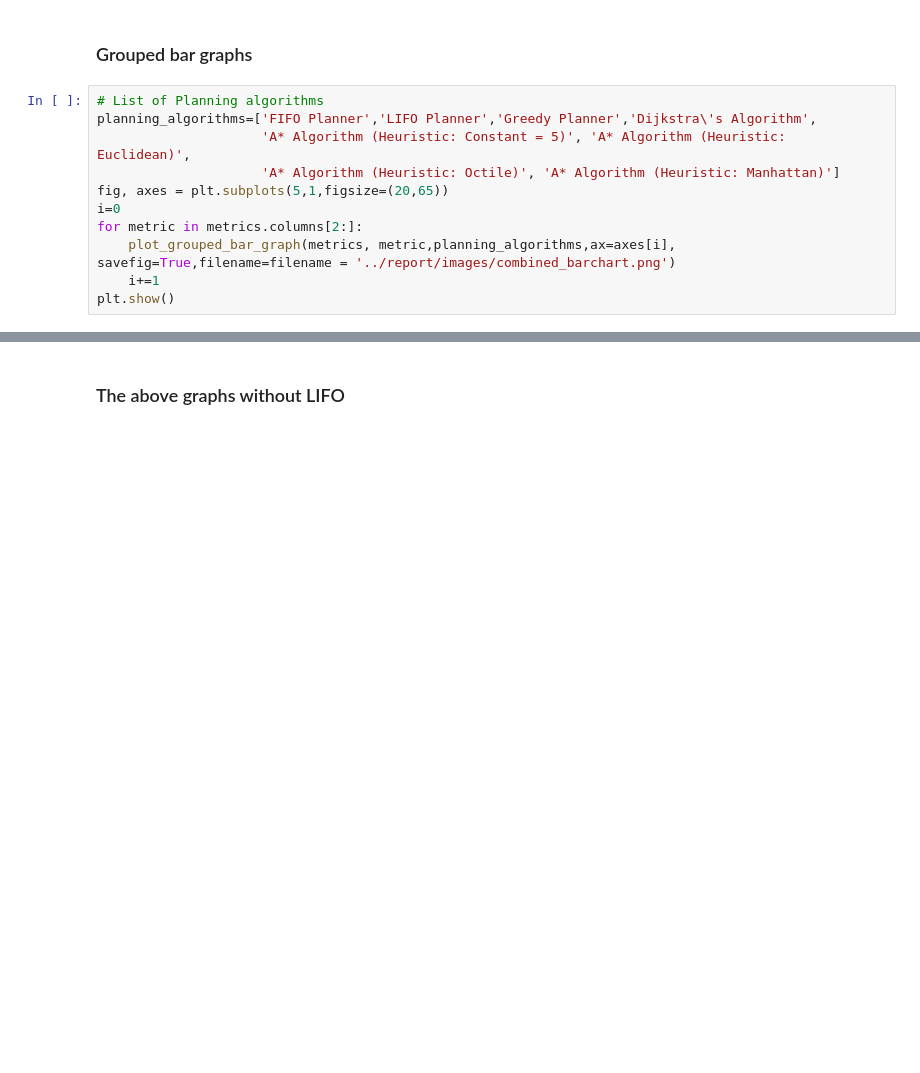
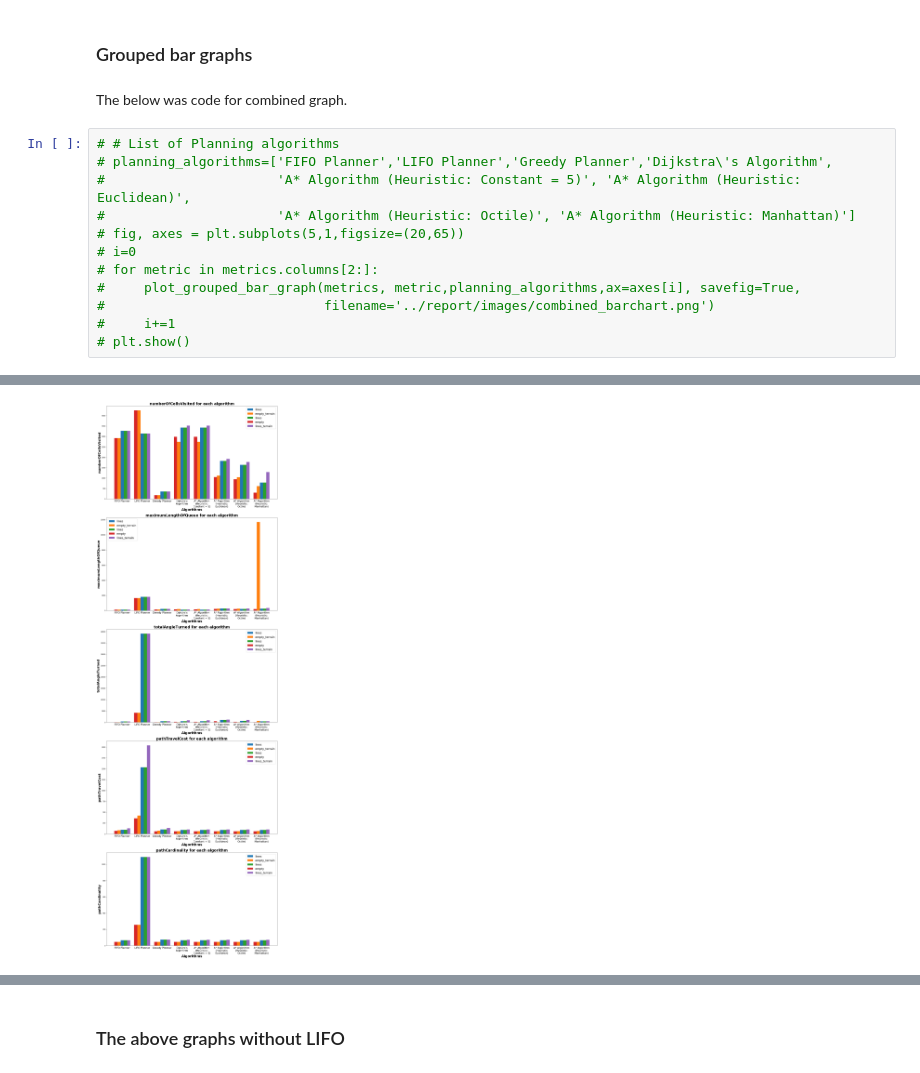
Before and after one commit to tharmee99/COMP0037_CW1_Path-Planning-in-a-known-world, a Jupyter notebook: comp0037_cw1/exports/visualise_planner_metrics.ipynb, the cells around one changed output, grey strips where cells are left out. Cells and saved outputs as stored; diff of their text form; blank space fills up the shorter version.

```diff
--- a/comp0037_cw1/exports/visualise_planner_metrics.ipynb
+++ b/comp0037_cw1/exports/visualise_planner_metrics.ipynb
@@ -90,15 +90,18 @@ def plot_grouped_bar_graph(data, metric_col, planning_algorithms,removeEmptyTerr
     return ax
 # %% [markdown]
 ### Grouped bar graphs
+# %% [markdown]
+The below was code for combined graph.
 # %%
-# List of Planning algorithms
-planning_algorithms=['FIFO Planner','LIFO Planner','Greedy Planner','Dijkstra\'s Algorithm',
-                     'A* Algorithm (Heuristic: Constant = 5)', 'A* Algorithm (Heuristic: Euclidean)',
-                     'A* Algorithm (Heuristic: Octile)', 'A* Algorithm (Heuristic: Manhattan)']
-fig, axes = plt.subplots(5,1,figsize=(20,65))
-i=0
-for metric in metrics.columns[2:]:
-    plot_grouped_bar_graph(metrics, metric,planning_algorithms,ax=axes[i], savefig=True,filename=filename = '../report/images/combined_barchart.png')
-    i+=1
-plt.show()
+# # List of Planning algorithms
+# planning_algorithms=['FIFO Planner','LIFO Planner','Greedy Planner','Dijkstra\'s Algorithm',
+#                      'A* Algorithm (Heuristic: Constant = 5)', 'A* Algorithm (Heuristic: Euclidean)',
+#                      'A* Algorithm (Heuristic: Octile)', 'A* Algorithm (Heuristic: Manhattan)']
+# fig, axes = plt.subplots(5,1,figsize=(20,65))
+# i=0
+# for metric in metrics.columns[2:]:
+#     plot_grouped_bar_graph(metrics, metric,planning_algorithms,ax=axes[i], savefig=True,
+#                            filename='../report/images/combined_barchart.png')
+#     i+=1
+# plt.show()
 # %% [output]
@@ -106,3 +108,4 @@ SyntaxError: invalid syntax (<ipython-input-16-305095e0b5fa>, line 8)
+[figure, added]
 # %%
 # List of Planning algorithms
 planning_algorithms=['FIFO Planner','LIFO Planner','Greedy Planner','Dijkstra\'s Algorithm',
```
Also changed, not shown: parts of 4 cells of this notebook, 1 other file.
